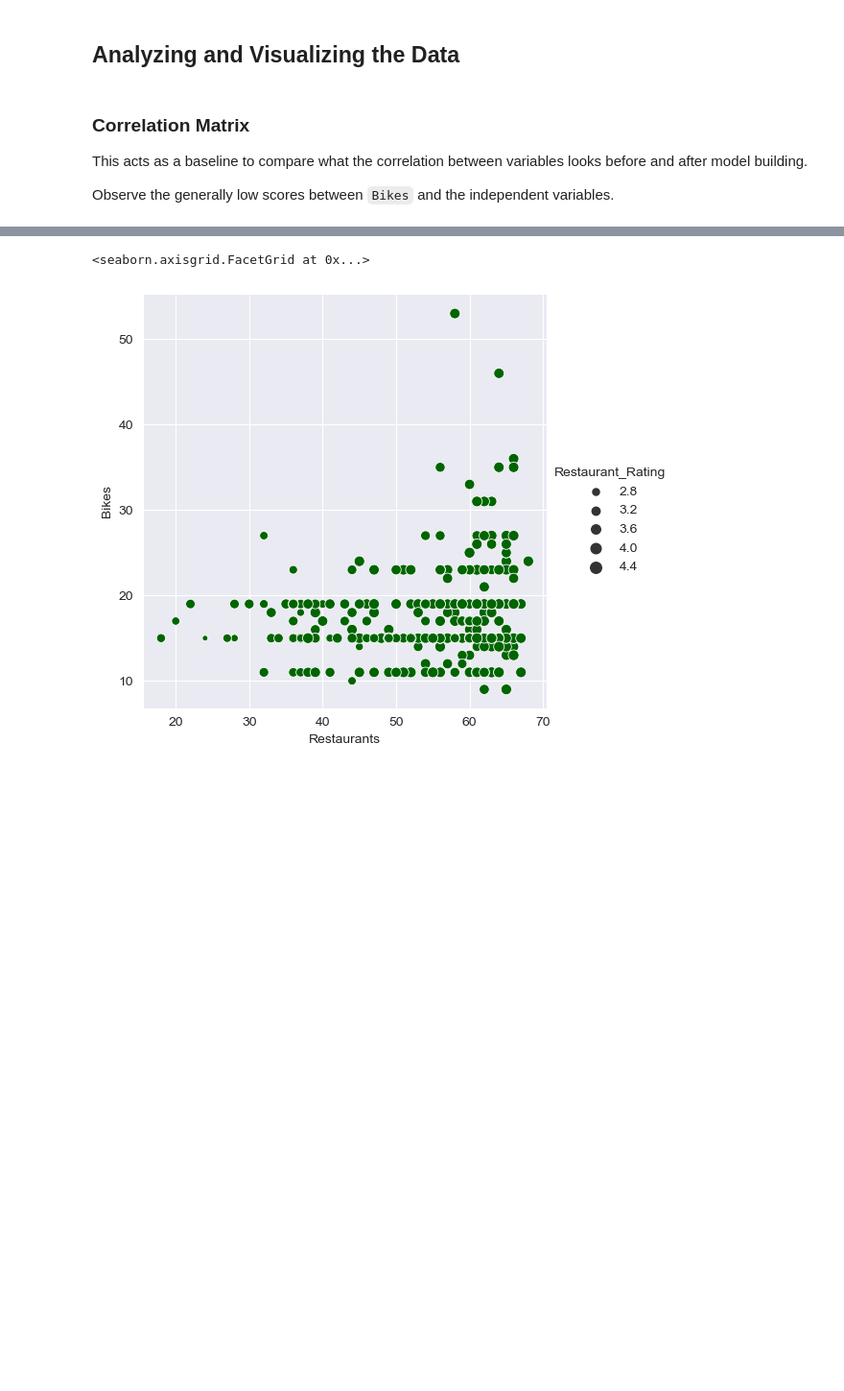
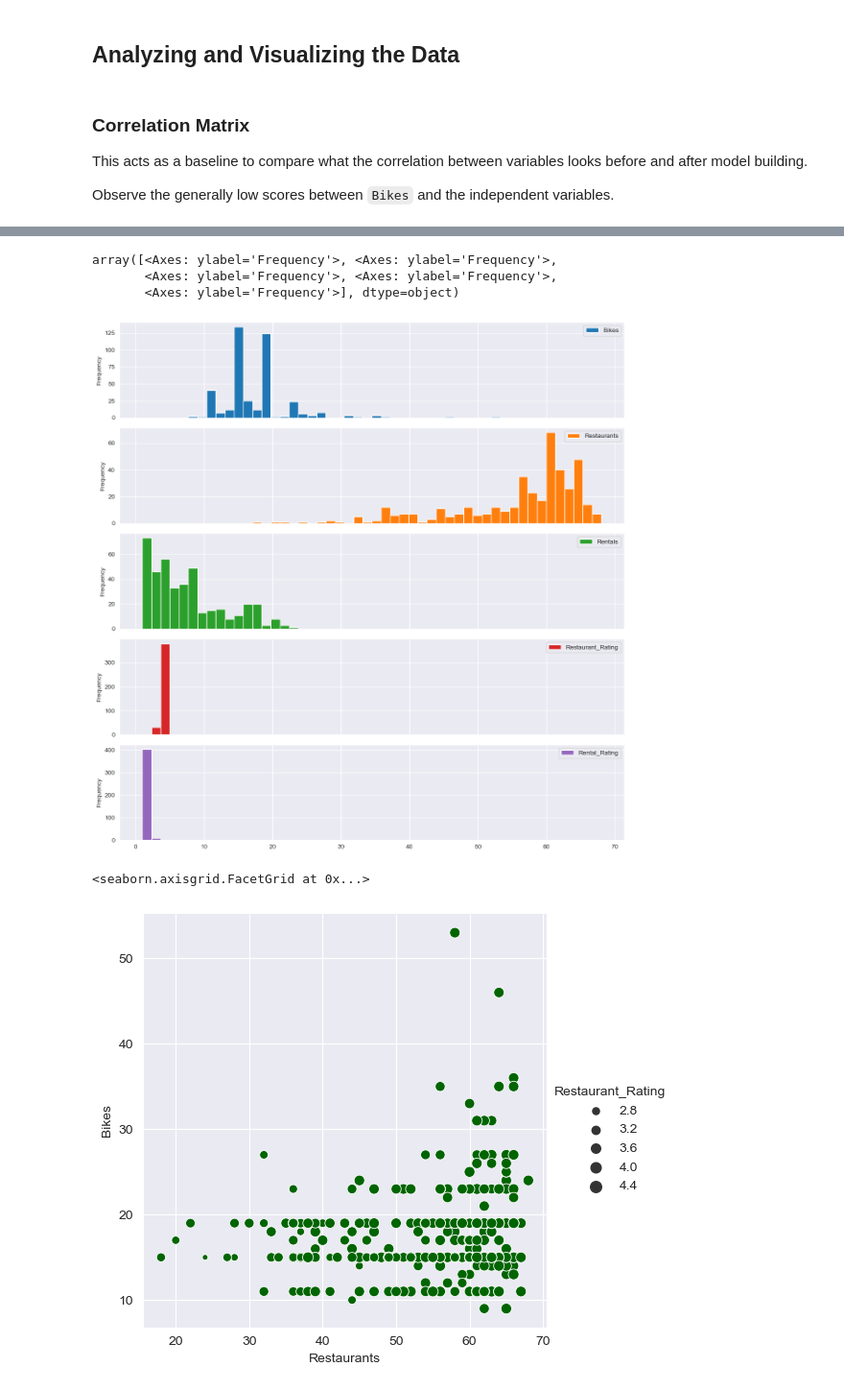
Before and after one commit to ucheokechukwu/Blue-Bikes-Boston-Deep-Dive, a Jupyter notebook: notebooks/model_building.ipynb, the cells around one changed output, grey strips where cells are left out. Shown at 96% size. Saved outputs shown, nothing was run; the diff lists cells and outputs as text; code cells hidden in the pictures; blank space fills up the shorter version.

Commit message:
updated images

```diff
--- a/notebooks/model_building.ipynb
+++ b/notebooks/model_building.ipynb
@@ -99,8 +97,12 @@ plt.savefig('../images/pre-cleaning-corr.png', bbox_inches='tight')
 # %%
-plt.scatter(df['Bikes'], df['Rentals'], color='orange')
-plt.title = 'Scatter Plot between Bikes and Rentals'
-plt.xlabel('Bikes')
-plt.ylabel('Rentals')
+df.plot.hist(subplots=True, bins=50, figsize=(12,12))
+plt.tight_layout()
+plt.savefig('../images/variable_distributions.png', bbox_inches='tight')
+# %% [output]
+array([<Axes: ylabel='Frequency'>, <Axes: ylabel='Frequency'>,
+       <Axes: ylabel='Frequency'>, <Axes: ylabel='Frequency'>,
+       <Axes: ylabel='Frequency'>], dtype=object)
+[figure, added]
 # %%
 sns.set_style('darkgrid')
 sns.relplot(
```
Also changed, not shown: parts of 2 cells of this notebook, 7 other files.
